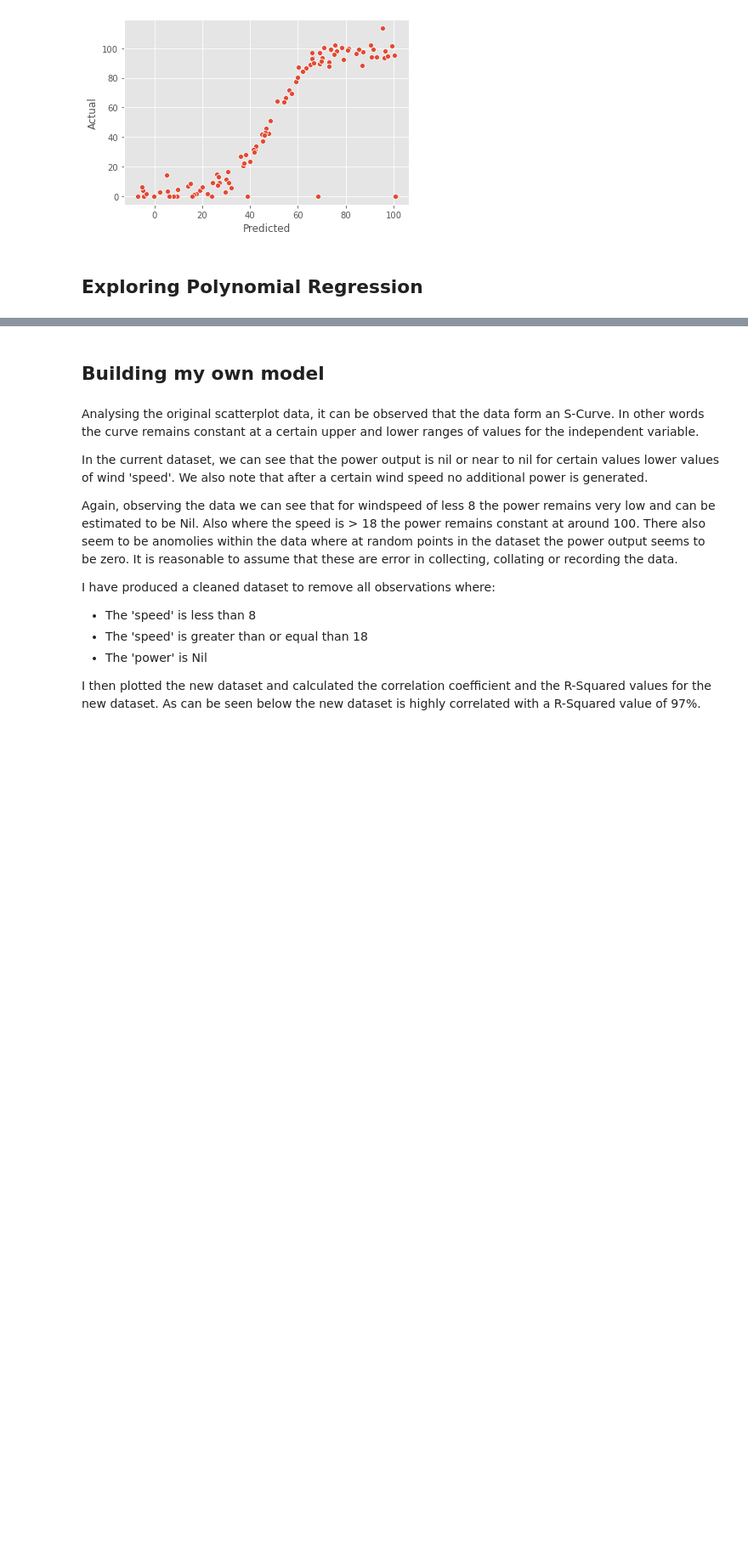
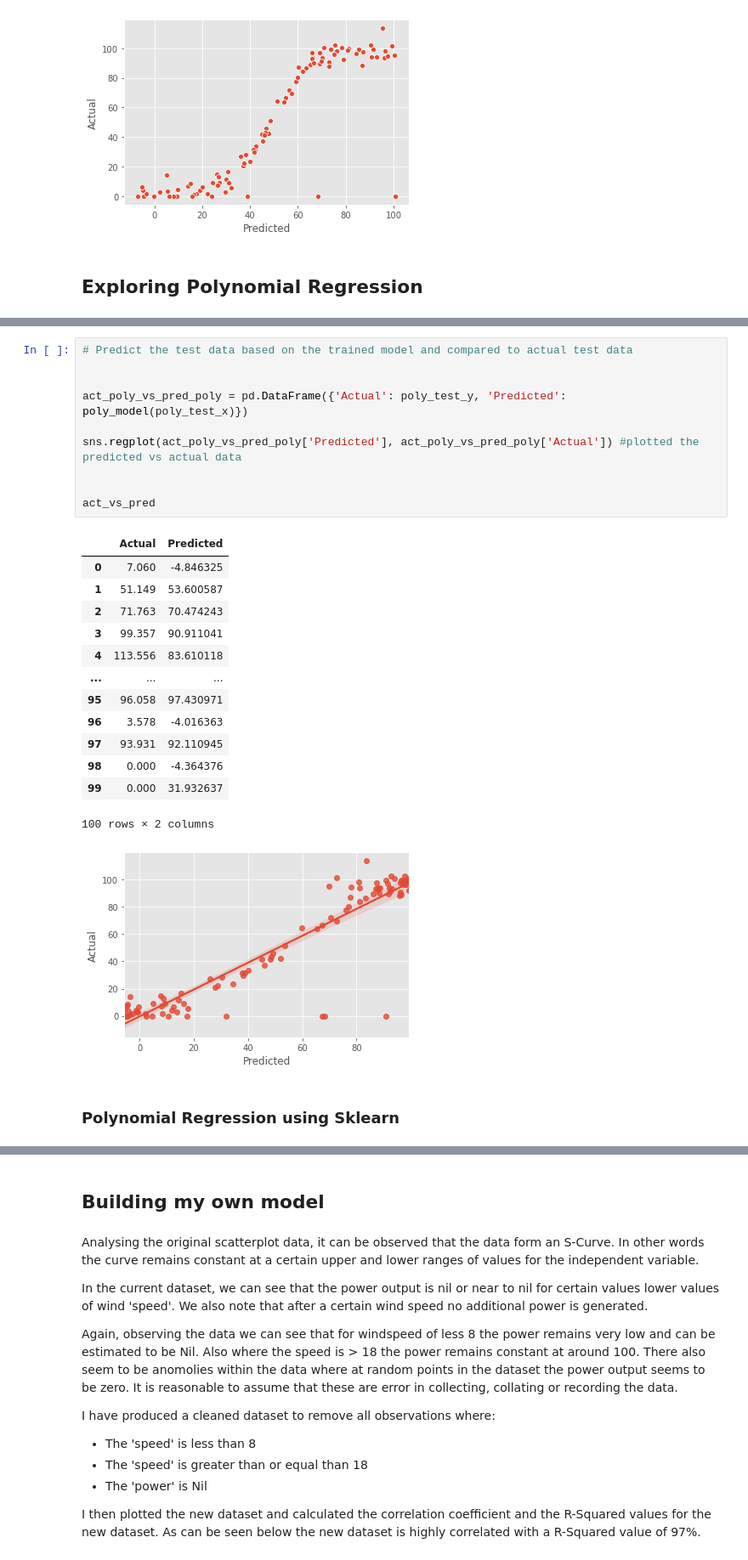
Before and after one commit to dssheldon/foda-project-sds, a Jupyter notebook: FoDA Project 2020.ipynb, the cells around one changed output, grey strips where cells are left out. Shown: that part at 85% size. Saved outputs shown, nothing was run; the diff lists cells and outputs as text; blank space fills up the shorter version.

```diff
--- a/FoDA Project 2020.ipynb
+++ b/FoDA Project 2020.ipynb
@@ -273 +302,28 @@ print(r2_score(b, mymodel(a)))
+# %%
+# Predict the test data based on the trained model and compared to actual test data
+
+
+act_poly_vs_pred_poly = pd.DataFrame({'Actual': poly_test_y, 'Predicted': poly_model(poly_test_x)})
+
+sns.regplot(act_poly_vs_pred_poly['Predicted'], act_poly_vs_pred_poly['Actual']) #plotted the predicted vs actual data
+
+
+act_vs_pred
+# %% [output]
+|  | Actual | Predicted |
+| 0 | 7.060 | -4.846325 |
+| 1 | 51.149 | 53.600587 |
+| 2 | 71.763 | 70.474243 |
+| 3 | 99.357 | 90.911041 |
+| 4 | 113.556 | 83.610118 |
+| ... | ... | ... |
+| 95 | 96.058 | 97.430971 |
+| 96 | 3.578 | -4.016363 |
+| 97 | 93.931 | 92.110945 |
+| 98 | 0.000 | -4.364376 |
+| 99 | 0.000 | 31.932637 |
+100 rows × 2 columns
+[figure, added]
+# %% [markdown]
+### Polynomial Regression using Sklearn
 # %%
```
Also changed, not shown: parts of 8 cells of this notebook.
